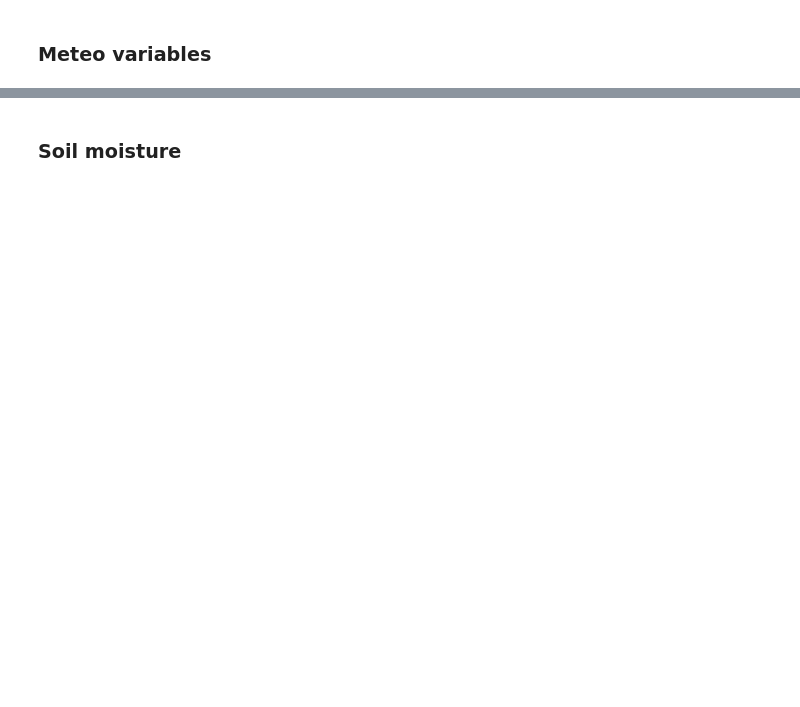
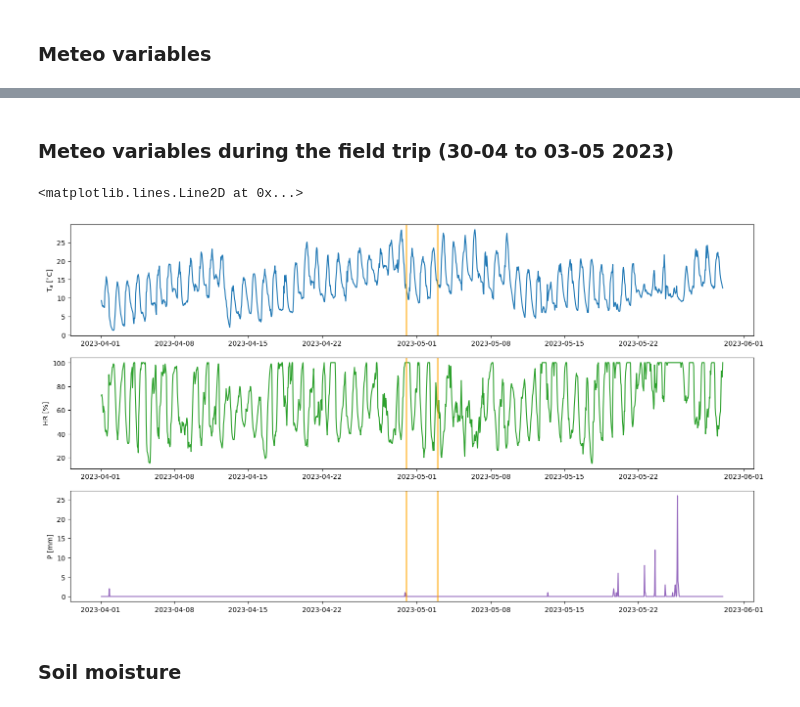
Before and after one commit to Emunozho/Model_Prades, a Jupyter notebook: Pre_analysis.ipynb, the cells around one changed output, grey strips where cells are left out. Saved outputs shown, nothing was run; the diff lists cells and outputs as text; code cells hidden in the pictures; blank space fills up the shorter version.

```diff
--- a/Pre_analysis.ipynb
+++ b/Pre_analysis.ipynb
@@ -125,3 +132,33 @@ Text(0, 0.5, 'WS [m s$^{-1}$]')
+# %% [markdown]
+### Meteo variables during the field trip (30-04 to 03-05 2023)
+# %%
+mask=(data.datetime > '2023-4-1 01:00:00') & (data.datetime < '2023-5-30 01:00:00')
+data_ft=data.loc[mask]
+
+fig,axs=plt.subplots(3,1,figsize=[18,10])
+cmap=plt.cm.tab10
+colors=cmap(np.linspace(0,1,6))
+axs[0].plot(data_ft.datetime,data_ft.Ta,color=colors[0])
+axs[0].set_ylabel('T$_a$ [$^{\\circ}$C]')
+axs[0].axvline(dt.datetime(2023,4,30),color='orange')
+axs[0].axvline(dt.datetime(2023,5,3),color='orange')
+
+axs[1].plot(data_ft.datetime,data_ft.HR,color=colors[1])
+axs[1].set_ylabel('HR [%]')
+axs[1].axvline(dt.datetime(2023,4,30),color='orange')
+axs[1].axvline(dt.datetime(2023,5,3),color='orange')
+
+axs[2].plot(data_ft.datetime,data_ft.P,color=colors[2])
+axs[2].set_ylabel('P [mm]')
+axs[2].axvline(dt.datetime(2023,4,30),color='orange')
+axs[2].axvline(dt.datetime(2023,5,3),color='orange')
+
+# #axs[5].plot(data.datetime,data.maxWS,color=colors[0])
+# axs[5].plot(data.datetime,data.meanWS,color=colors[5])
+# axs[5].set_ylabel('WS [m s$^{-1}$]')
+# %% [output]
+<matplotlib.lines.Line2D at 0x...>
+[figure, added]
 # %% [markdown]
 ### Soil moisture
 # %%
```
Also changed, not shown: parts of 40 cells of this notebook, 15 other files.
